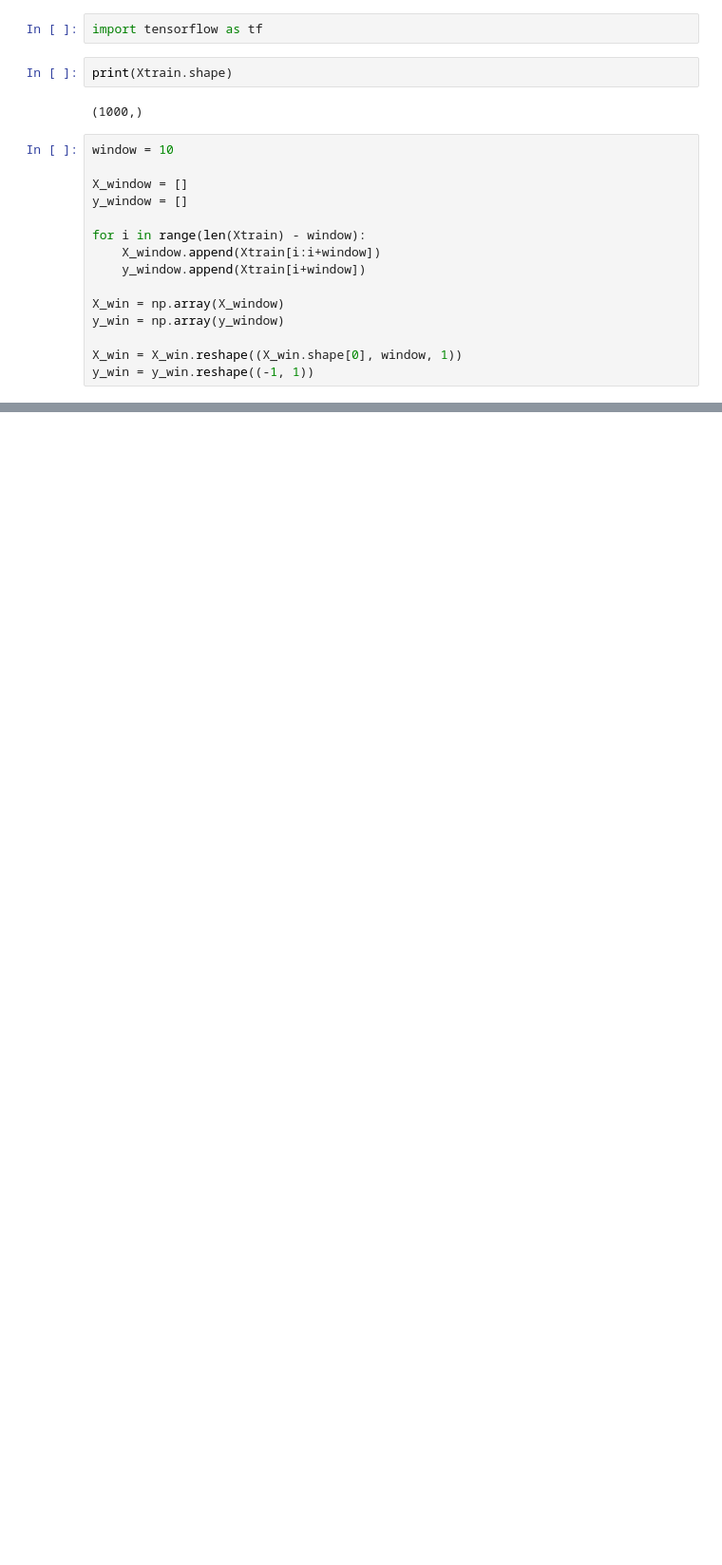
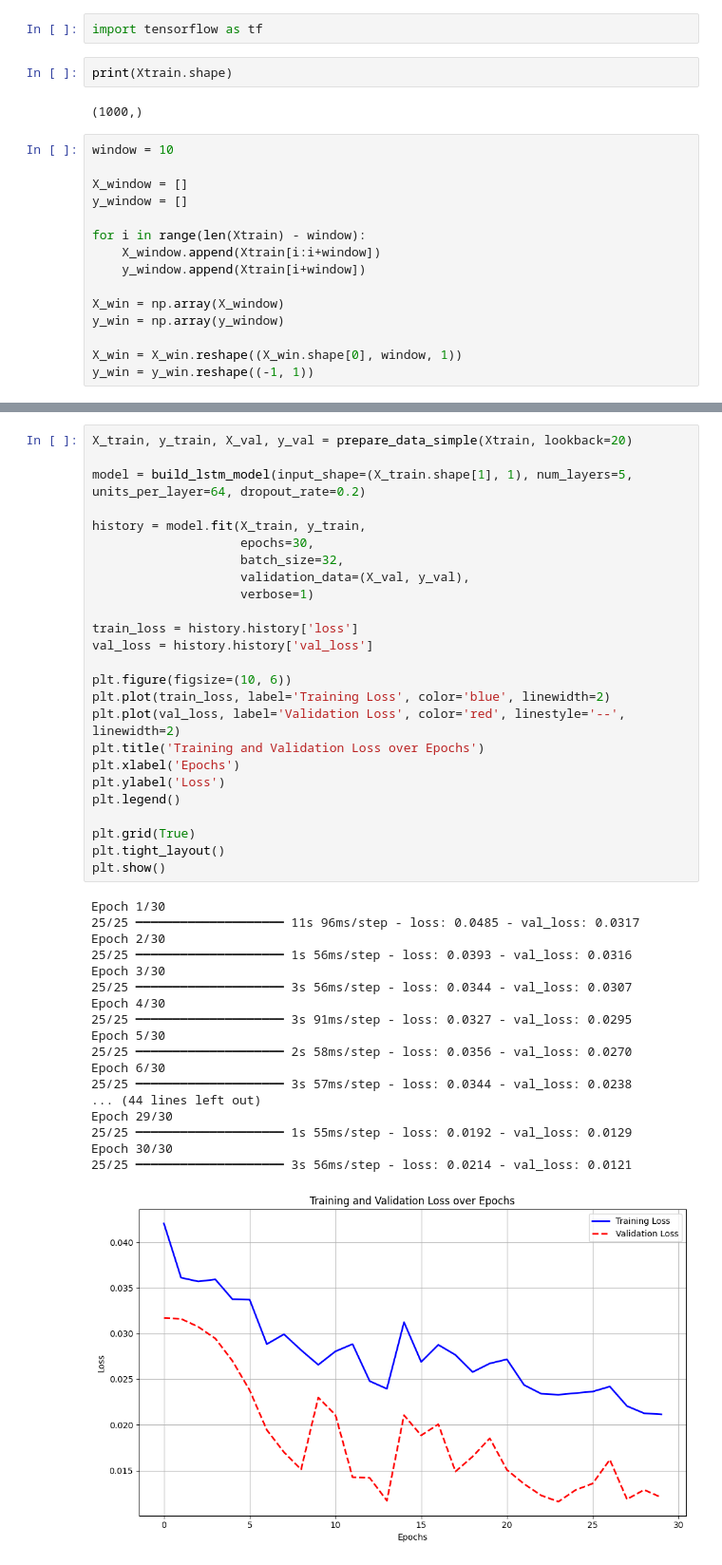
Before and after one commit to Jagoda222/DeepLcourse, a Jupyter notebook: laserproject.ipynb, the cells around one changed output, grey strips where cells are left out. Shown at 95% size. Saved outputs shown, nothing was run; the diff lists cells and outputs as text; blank space fills up the shorter version.

```diff
--- a/laserproject.ipynb
+++ b/laserproject.ipynb
@@ -232,0 +287,44 @@ plt.show()
+# %%
+X_train, y_train, X_val, y_val = prepare_data_simple(Xtrain, lookback=20)
+
+model = build_lstm_model(input_shape=(X_train.shape[1], 1), num_layers=5, units_per_layer=64, dropout_rate=0.2)
+
+history = model.fit(X_train, y_train,
+                    epochs=30,
+                    batch_size=32,
+                    validation_data=(X_val, y_val),
+                    verbose=1)
+
+train_loss = history.history['loss']
+val_loss = history.history['val_loss']
+
+plt.figure(figsize=(10, 6))
+plt.plot(train_loss, label='Training Loss', color='blue', linewidth=2)
+plt.plot(val_loss, label='Validation Loss', color='red', linestyle='--', linewidth=2)
+plt.title('Training and Validation Loss over Epochs')
+plt.xlabel('Epochs')
+plt.ylabel('Loss')
+plt.legend()
+
+plt.grid(True)
+plt.tight_layout()
+plt.show()
+# %% [output]
+Epoch 1/30
+25/25 ━━━━━━━━━━━━━━━━━━━━ 11s 96ms/step - loss: 0.0485 - val_loss: 0.0317
+Epoch 2/30
+25/25 ━━━━━━━━━━━━━━━━━━━━ 1s 56ms/step - loss: 0.0393 - val_loss: 0.0316
+Epoch 3/30
+25/25 ━━━━━━━━━━━━━━━━━━━━ 3s 56ms/step - loss: 0.0344 - val_loss: 0.0307
+Epoch 4/30
+25/25 ━━━━━━━━━━━━━━━━━━━━ 3s 91ms/step - loss: 0.0327 - val_loss: 0.0295
+Epoch 5/30
+25/25 ━━━━━━━━━━━━━━━━━━━━ 2s 58ms/step - loss: 0.0356 - val_loss: 0.0270
+Epoch 6/30
+25/25 ━━━━━━━━━━━━━━━━━━━━ 3s 57ms/step - loss: 0.0344 - val_loss: 0.0238
+... (44 lines left out)
+Epoch 29/30
+25/25 ━━━━━━━━━━━━━━━━━━━━ 1s 55ms/step - loss: 0.0192 - val_loss: 0.0129
+Epoch 30/30
+25/25 ━━━━━━━━━━━━━━━━━━━━ 3s 56ms/step - loss: 0.0214 - val_loss: 0.0121
+[figure, added]
```
Also changed, not shown: parts of 19 cells of this notebook.
